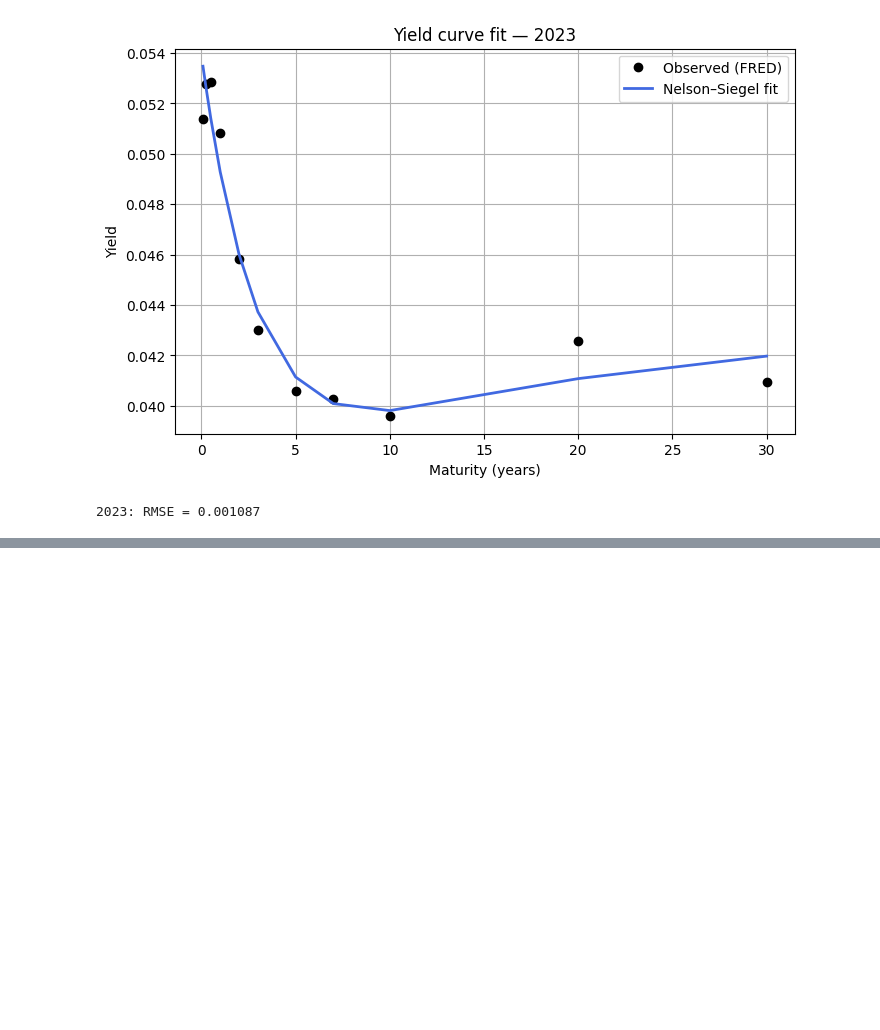
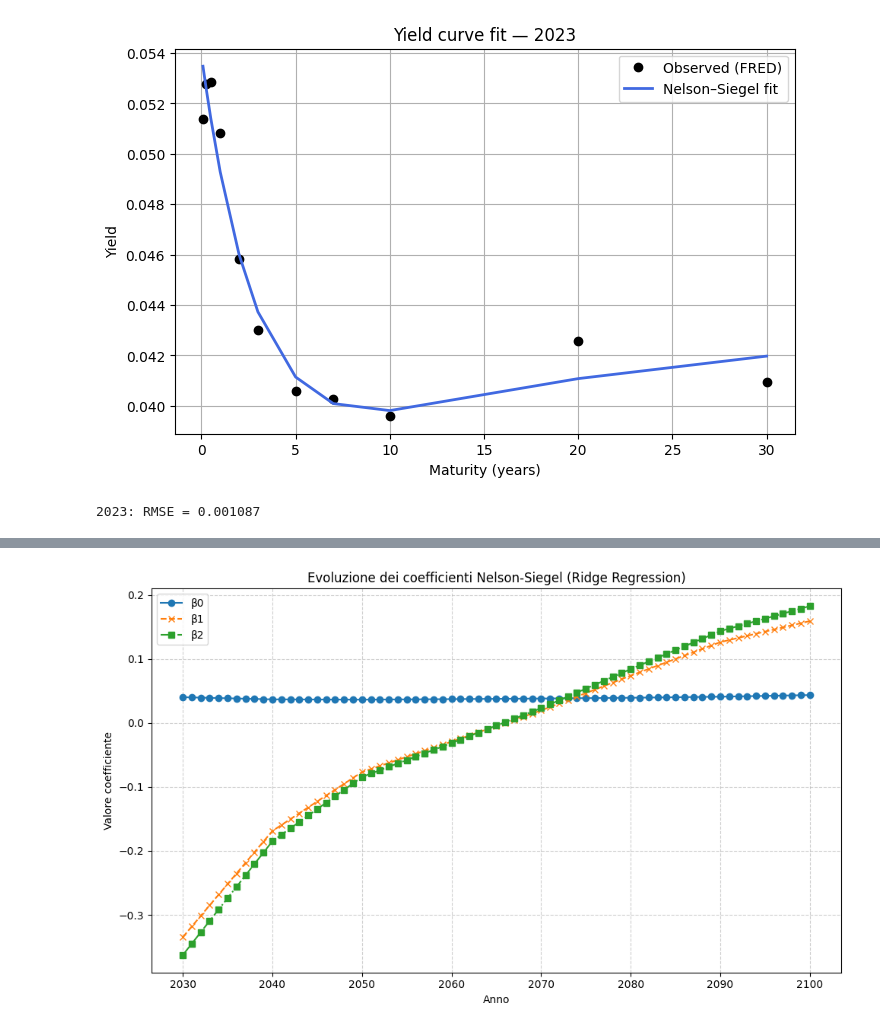
Before and after one commit to pancakes9798/Climate-Risk-Project, a Jupyter notebook: src/Calibrazione_Nelson_SIegel_Svenson.ipynb, the cells around one changed output, grey strips where cells are left out. Saved outputs shown, nothing was run; the diff lists cells and outputs as text; code cells hidden in the pictures; blank space fills up the shorter version.

```diff
--- a/src/Calibrazione_Nelson_SIegel_Svenson.ipynb
+++ b/src/Calibrazione_Nelson_SIegel_Svenson.ipynb
@@ -102,0 +190,45 @@ for year in years_to_plot:
+# %%
+# Seleziona e interpola variabili climatiche tra 2026–2100
+df_future = df_future[["Year"] + vars_climate].copy()
+df_future = df_future.set_index("Year")
+df_future = df_future.reindex(range(2026, 2101))  # estendi l'indice anno
+df_future = df_future.interpolate("linear")  # interpolazione temporale
+df_future = df_future.reset_index()
+# %%
+# Rimuovi eventuali righe incomplete (se ci sono ancora NaN)
+df_future_clean = df_future.dropna(subset=vars_climate)
+# %%
+# Standardizza con lo stesso scaler usato per il training
+X_future_std = scaler.fit_transform(df_future_clean[vars_climate])
+years_future = df_future_clean["Year"].values
+# %%
+# Predizione dei coefficienti NS
+beta0_proj = ridge_b0.predict(X_future_std)
+beta1_proj = ridge_b1.predict(X_future_std)
+beta2_proj = ridge_b2.predict(X_future_std)
+lambda_proj = ridge_l.predict(X_future_std)
+
+# Costruisci DataFrame dei coefficienti NS proiettati
+df_future_ns = pd.DataFrame({
+    "Year": years_future,
+    "beta0": beta0_proj,
+    "beta1": beta1_proj,
+    "beta2": beta2_proj,
+    "lambda_": lambda_proj
+})
+# %%
+
+plt.figure(figsize=(10, 6))
+plt.plot(df_future_ns["Year"], df_future_ns["beta0"], label="β0", linestyle='-', marker='o')
+plt.plot(df_future_ns["Year"], df_future_ns["beta1"], label="β1", linestyle='--', marker='x')
+plt.plot(df_future_ns["Year"], df_future_ns["beta2"], label="β2", linestyle='-.', marker='s')
+
+plt.title("Evoluzione dei coefficienti Nelson-Siegel (Ridge Regression)")
+plt.xlabel("Anno")
+plt.ylabel("Valore coefficiente")
+plt.grid(True, linestyle='--', alpha=0.6)
+plt.legend()
+plt.tight_layout()
+plt.show()
+# %% [output]
+[figure, added]
```
Also changed, not shown: parts of 3 cells of this notebook.
